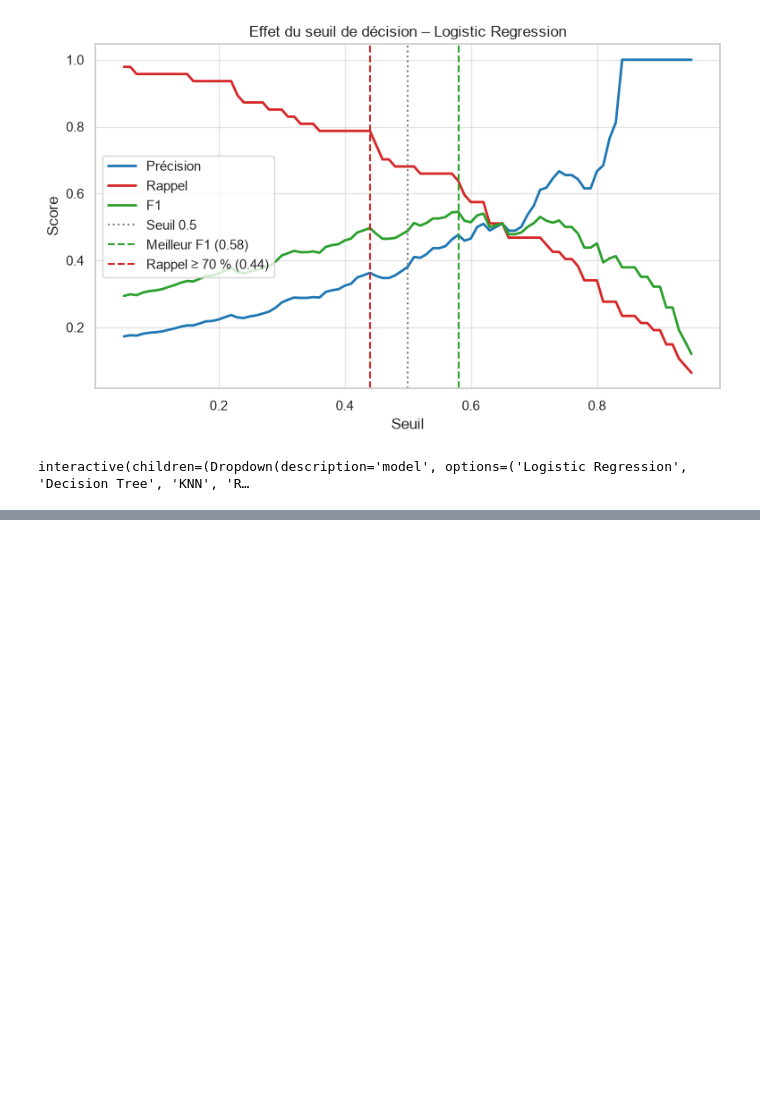
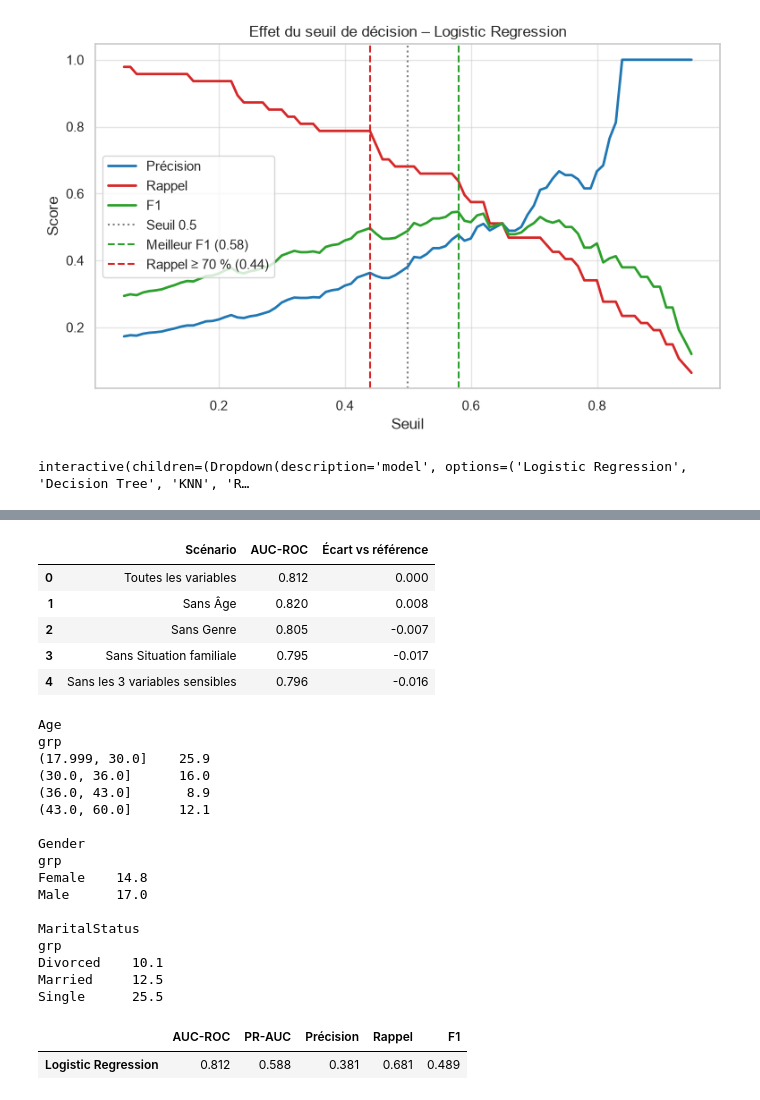
Before and after one commit to ghassenHMD/HR-Attrition, a Jupyter notebook: ibm-hr-attrition.ipynb, the cells around one changed output, grey strips where cells are left out. Cells and saved outputs as stored; diff of their text form; code cells hidden in the pictures; blank space fills up the shorter version.

```diff
--- a/ibm-hr-attrition.ipynb
+++ b/ibm-hr-attrition.ipynb
@@ -497,0 +531,59 @@ Export OK : Logistic Regression | seuil = 0.58 | {'Accuracy': 0.83, 'Précision'
+# %%
+# Cellule 10 : analyse critique (équité + compromis performance / interprétabilité)
+
+from sklearn.base import clone
+
+def auc_sans(variables_exclues):
+    Xa, Xb = X_train.drop(columns=variables_exclues), X_test.drop(columns=variables_exclues)
+    nc = [c for c in num_cols if c not in variables_exclues]
+    cc = [c for c in cat_cols if c not in variables_exclues]
+    pre = ColumnTransformer([
+        ("num", Pipeline([("imp", SimpleImputer(strategy="median")), ("sc", StandardScaler())]), nc),
+        ("cat", Pipeline([("imp", SimpleImputer(strategy="most_frequent")),
+                          ("oh", OneHotEncoder(handle_unknown="ignore", sparse_output=False))]), cc)])
+    pipe = Pipeline([("pre", pre), ("m", clone(models[EXPORT_NAME]))]).fit(Xa, y_train)
+    return roc_auc_score(y_test, pipe.predict_proba(Xb)[:, 1])
+
+SENSIBLES = ["Age", "Gender", "MaritalStatus"]
+equite = pd.DataFrame({
+    "Scénario": ["Toutes les variables", "Sans Âge", "Sans Genre", "Sans Situation familiale",
+                 "Sans les 3 variables sensibles"],
+    "AUC-ROC": [auc_sans([]), auc_sans(["Age"]), auc_sans(["Gender"]),
+                auc_sans(["MaritalStatus"]), auc_sans(SENSIBLES)]}).round(3)
+equite["Écart vs référence"] = (equite["AUC-ROC"] - equite.loc[0, "AUC-ROC"]).round(3)
+display(equite)
+
+# Taux de départ observé par groupe sensible
+for c in SENSIBLES:
+    g = df.assign(grp=pd.qcut(df[c], 4, duplicates="drop") if c == "Age" else df[c])
+    print(c)
+    print((g.groupby("grp", observed=True)["Attrition"].apply(lambda s: (s == "Yes").mean()) * 100).round(1).to_string(), "\n")
+
+# Compromis performance / interprétabilité
+display(results.loc[["Logistic Regression", best_name], ["AUC-ROC", "PR-AUC", "Précision", "Rappel", "F1"]].drop_duplicates())
+# %% [output]
+|  | Scénario | AUC-ROC | Écart vs référence |
+| 0 | Toutes les variables | 0.812 | 0.000 |
+| 1 | Sans Âge | 0.820 | 0.008 |
+| 2 | Sans Genre | 0.805 | -0.007 |
+| 3 | Sans Situation familiale | 0.795 | -0.017 |
+| 4 | Sans les 3 variables sensibles | 0.796 | -0.016 |
+Age
+grp
+(17.999, 30.0]    25.9
+(30.0, 36.0]      16.0
+(36.0, 43.0]       8.9
+(43.0, 60.0]      12.1
+
+Gender
+grp
+Female    14.8
+Male      17.0
+
+MaritalStatus
+grp
+Divorced    10.1
+Married     12.5
+Single      25.5
+|  | AUC-ROC | PR-AUC | Précision | Rappel | F1 |
+| Logistic Regression | 0.812 | 0.588 | 0.381 | 0.681 | 0.489 |
```
Also changed, not shown: parts of 4 cells of this notebook, 5 other files.
